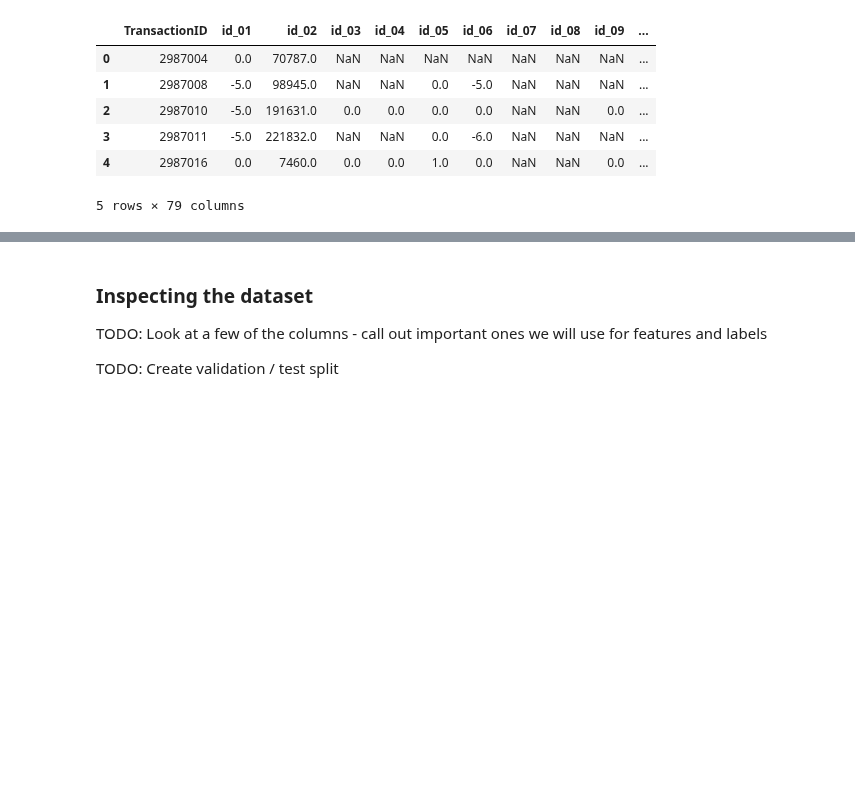
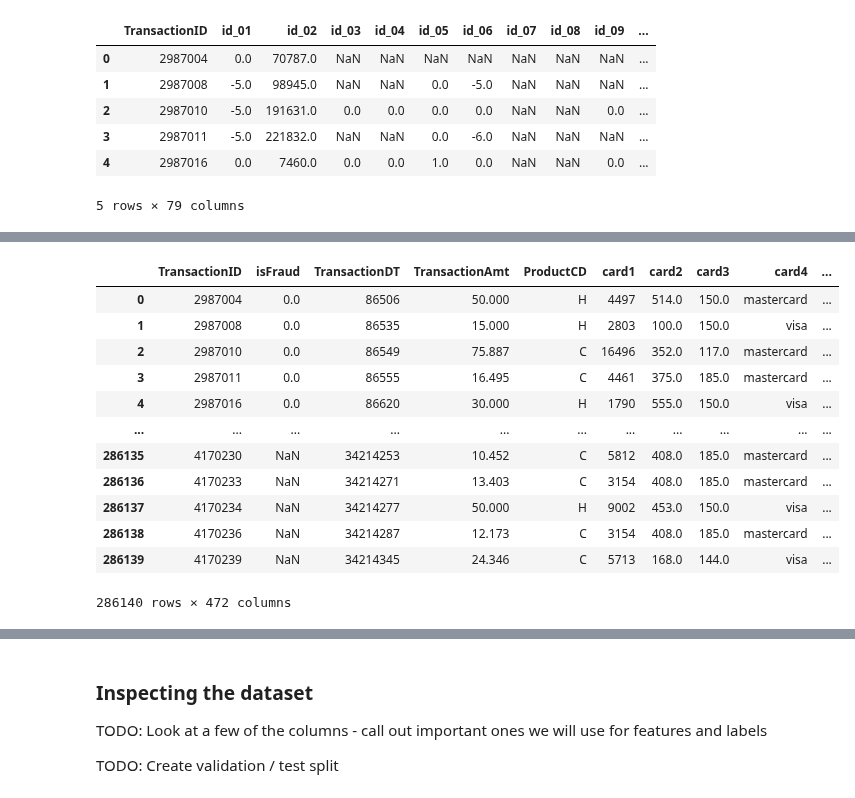
Before and after one commit to graphcore/Gradient-Pytorch-Geometric, a Jupyter notebook: fraud_detection/fraud_detection_training_hetero.ipynb, the cells around one changed output, grey strips where cells are left out. Saved outputs shown, nothing was run; the diff lists cells and outputs as text; code cells hidden in the pictures; blank space fills up the shorter version.

```diff
--- a/fraud_detection/fraud_detection_training_hetero.ipynb
+++ b/fraud_detection/fraud_detection_training_hetero.ipynb
@@ -173,2 +162,17 @@ transaction_df.sort_values("TransactionDT")
 # %%
-# TODO: Merge tables
+transaction_df = pd.merge(transaction_df, identity_df, on="TransactionID")
+transaction_df
+# %% [output]
+|  | TransactionID | isFraud | TransactionDT | TransactionAmt | ProductCD | card1 | card2 | card3 | card4 | ... |
+| 0 | 2987004 | 0.0 | 86506 | 50.000 | H | 4497 | 514.0 | 150.0 | mastercard | ... |
+| 1 | 2987008 | 0.0 | 86535 | 15.000 | H | 2803 | 100.0 | 150.0 | visa | ... |
+| 2 | 2987010 | 0.0 | 86549 | 75.887 | C | 16496 | 352.0 | 117.0 | mastercard | ... |
+| 3 | 2987011 | 0.0 | 86555 | 16.495 | C | 4461 | 375.0 | 185.0 | mastercard | ... |
+| 4 | 2987016 | 0.0 | 86620 | 30.000 | H | 1790 | 555.0 | 150.0 | visa | ... |
+| ... | ... | ... | ... | ... | ... | ... | ... | ... | ... | ... |
+| 286135 | 4170230 | NaN | 34214253 | 10.452 | C | 5812 | 408.0 | 185.0 | mastercard | ... |
+| 286136 | 4170233 | NaN | 34214271 | 13.403 | C | 3154 | 408.0 | 185.0 | mastercard | ... |
+| 286137 | 4170234 | NaN | 34214277 | 50.000 | H | 9002 | 453.0 | 150.0 | visa | ... |
+| 286138 | 4170236 | NaN | 34214287 | 12.173 | C | 3154 | 408.0 | 185.0 | mastercard | ... |
+| 286139 | 4170239 | NaN | 34214345 | 24.346 | C | 5713 | 168.0 | 144.0 | visa | ... |
+286140 rows × 472 columns
```
Also changed, not shown: parts of 41 cells of this notebook, 1 other file.
